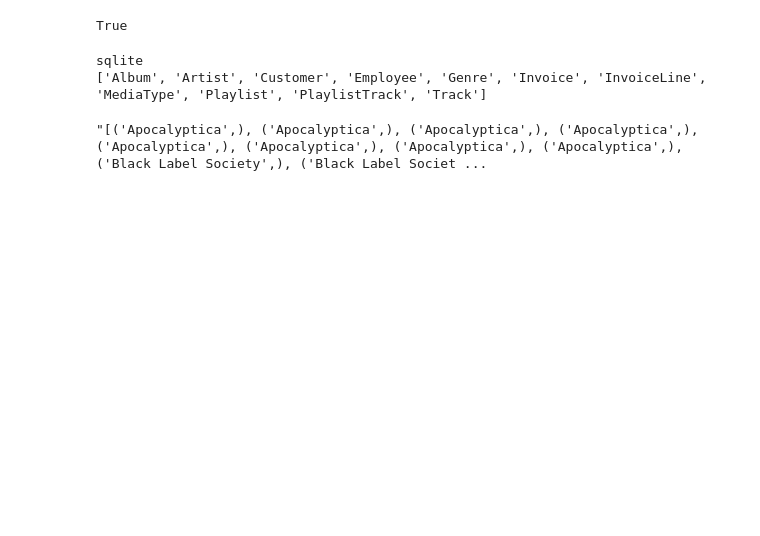
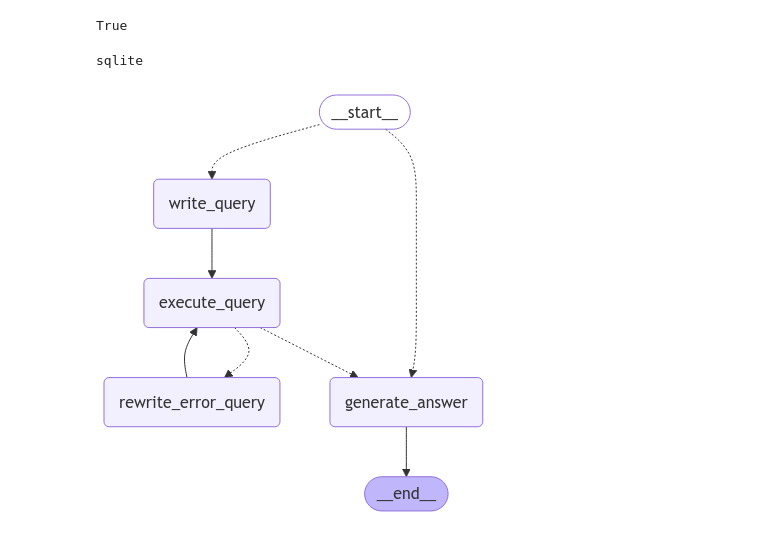
Before and after one commit to Jachu05/ski_sql_llm_chat, a Jupyter notebook: test_aget_db.ipynb, the cells around one changed output. Drawn from its saved outputs; the diff is of its cells as text; code cells hidden in the pictures; blank space fills up the shorter version.

```diff
--- a/test_aget_db.ipynb
+++ b/test_aget_db.ipynb
@@ -9,11 +11,11 @@ True
 # %%
 from langchain_community.utilities import SQLDatabase
 
-db = SQLDatabase.from_uri("sqlite:///Chinook.db")
+db = SQLDatabase.from_uri("sqlite:///ski_resorts.db")
+# db = SQLDatabase.from_uri("sqlite:///Chinook.db")
 print(db.dialect)
-print(db.get_usable_table_names())
-db.run(rf'SELECT T1.Name FROM Artist AS T1 INNER JOIN Album AS T2 ON T1.ArtistId  =  T2.ArtistId INNER JOIN Track AS T3 ON T2.AlbumId  =  T3.AlbumId INNER JOIN Genre AS T4 ON T3.GenreId  =  T4.GenreId WHERE T4.Name  =  \\"Metal\\" LIMIT 10'.replace('\\', ''))
+# print(db.get_usable_table_names())
+# print(db.get_table_info())
+# db.run(rf'SELECT T1.Name FROM Artist AS T1 INNER JOIN Album AS T2 ON T1.ArtistId  =  T2.ArtistId INNER JOIN Track AS T3 ON T2.AlbumId  =  T3.AlbumId INNER JOIN Genre AS T4 ON T3.GenreId  =  T4.GenreId WHERE T4.Name  =  \\"Metal\\" LIMIT 10'.replace('\\', ''))
 # %% [output]
 sqlite
-['Album', 'Artist', 'Customer', 'Employee', 'Genre', 'Invoice', 'InvoiceLine', 'MediaType', 'Playlist', 'PlaylistTrack', 'Track']
-"[('Apocalyptica',), ('Apocalyptica',), ('Apocalyptica',), ('Apocalyptica',), ('Apocalyptica',), ('Apocalyptica',), ('Apocalyptica',), ('Apocalyptica',), ('Black Label Society',), ('Black Label Societ ...
@@ -22,6 +35,10 @@ from langchain_google_genai import ChatGoogleGenerativeAI
 llm = ChatGoogleGenerativeAI(model="gemini-1.5-flash", temperature=0)
 # %%
 app = llm_utils.get_app()
+# %%
+display(Image(app.get_graph().draw_mermaid_png()))
+# %% [output]
+[figure, added]
 # %%
 from langchain_core.messages import HumanMessage
 
```
Also changed, not shown: parts of 8 cells of this notebook, 2 other files.
